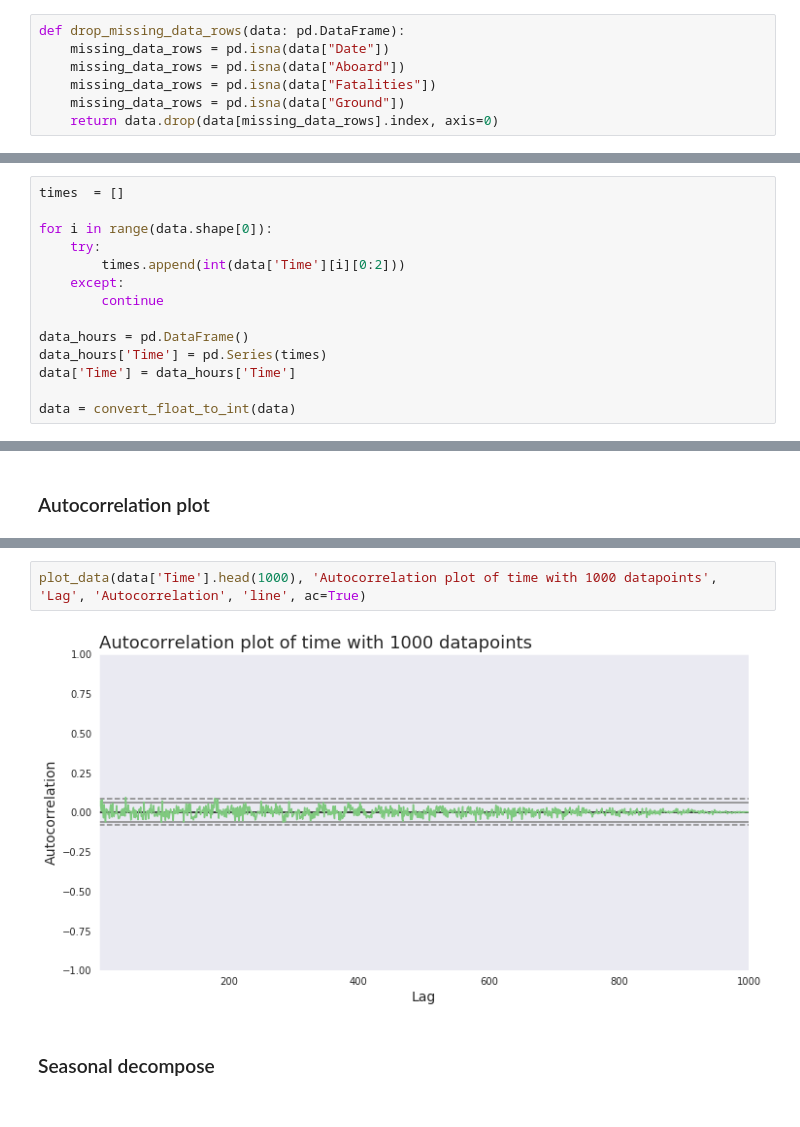
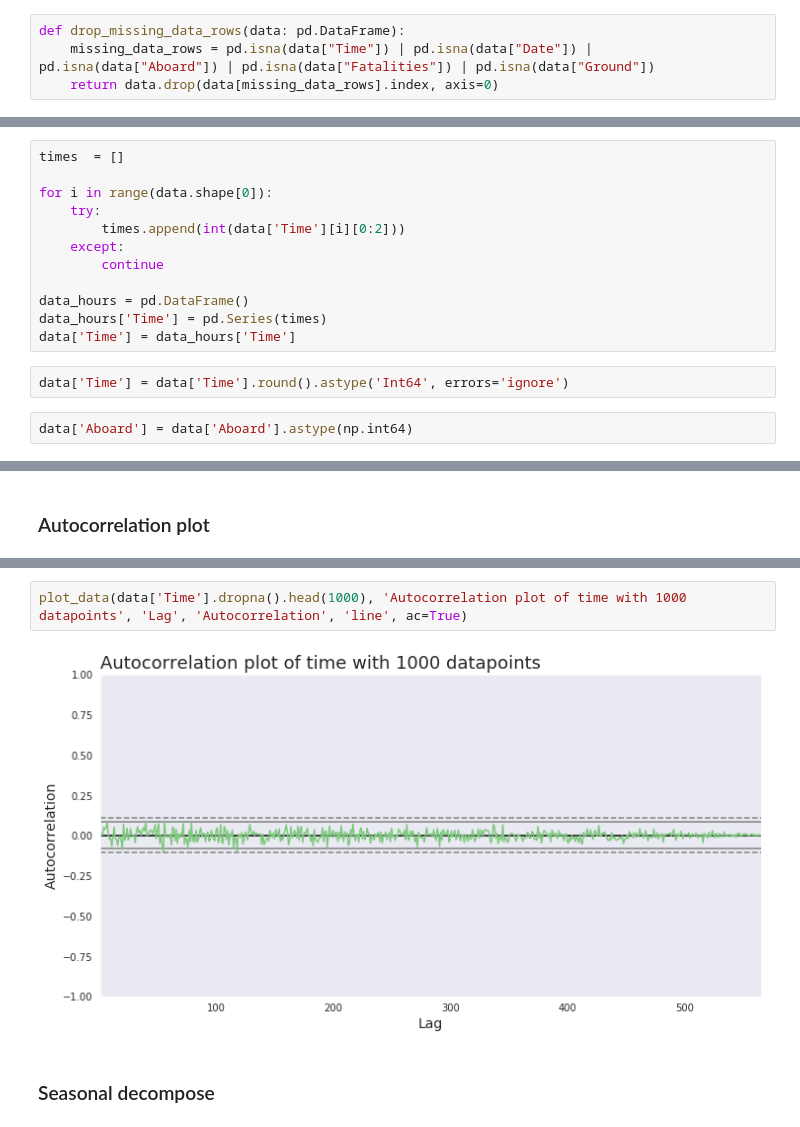
Before and after one commit to imsouza/airplane-crash, a Jupyter notebook: EDA - Airplane Crash.ipynb, the cells around one changed output, grey strips where cells are left out. Saved outputs shown, nothing was run; the diff lists cells and outputs as text.

```diff
--- a/EDA - Airplane Crash.ipynb
+++ b/EDA - Airplane Crash.ipynb
@@ -53,10 +55,7 @@ data = pd.read_csv('Airplane_Crashes_and_Fatalities_Since_1908.csv')
 data.drop(['Flight #', 'Registration', 'cn/In'], axis=1, inplace=True)
 # %%
 def drop_missing_data_rows(data: pd.DataFrame):
-    missing_data_rows = pd.isna(data["Date"])
-    missing_data_rows = pd.isna(data["Aboard"])
-    missing_data_rows = pd.isna(data["Fatalities"])
-    missing_data_rows = pd.isna(data["Ground"])
+    missing_data_rows = pd.isna(data["Time"]) | pd.isna(data["Date"]) | pd.isna(data["Aboard"]) | pd.isna(data["Fatalities"]) | pd.isna(data["Ground"])
     return data.drop(data[missing_data_rows].index, axis=0)
 # %%
 def convert_float_to_int (data: pd.DataFrame):
@@ -92,8 +91,10 @@ for i in range(data.shape[0]):
 data_hours = pd.DataFrame()
 data_hours['Time'] = pd.Series(times)
 data['Time'] = data_hours['Time']
-
-data = convert_float_to_int(data)
+# %%
+data['Time'] = data['Time'].round().astype('Int64', errors='ignore')
+# %%
+data['Aboard'] = data['Aboard'].astype(np.int64)
 # %%
 data.info()
 # %% [output]
@@ -328,7 +329,7 @@ plot_data(data['Fatalities'].head(1000), 'Autocorrelation plot of fatalities wit
 # %%
-plot_data(data['Time'].head(1000), 'Autocorrelation plot of time with 1000 datapoints', 'Lag', 'Autocorrelation', 'line', ac=True)
+plot_data(data['Time'].dropna().head(1000), 'Autocorrelation plot of time with 1000 datapoints', 'Lag', 'Autocorrelation', 'line', ac=True)
 # %% [output]
-[figure, old version]
+[figure, new version]
 # %% [markdown]
 ### Seasonal decompose
 # %%
```
Also changed, not shown: parts of 58 cells of this notebook.
